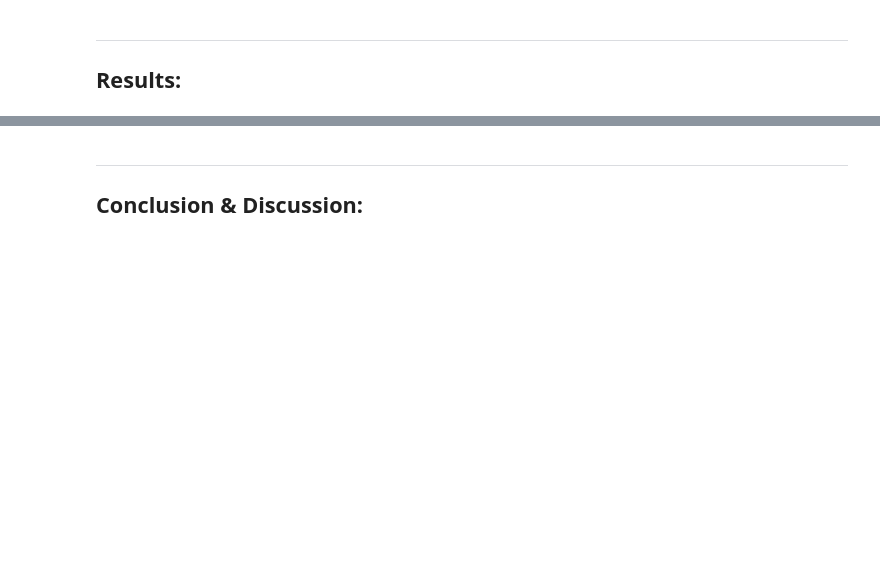
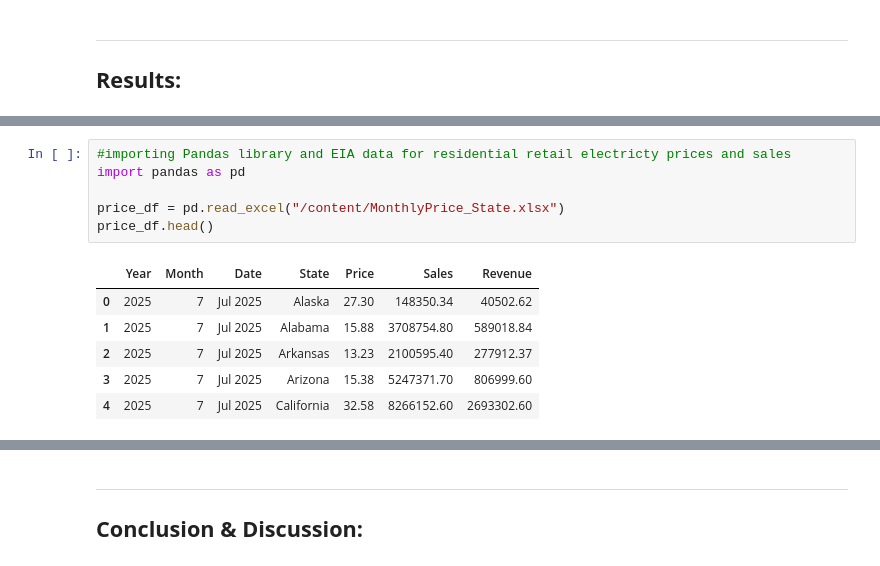
Before and after one commit to ellenwang995/final_project, a Jupyter notebook: USElectricityMarkets.ipynb, the cells around one changed output, grey strips where cells are left out. Cells and saved outputs as stored; diff of their text form; blank space fills up the shorter version.

```diff
--- a/USElectricityMarkets.ipynb
+++ b/USElectricityMarkets.ipynb
@@ -49,0 +58,13 @@ Finally, I will use NLTK, PyPDF2, and Matplotlib to assess three regulation docu
+# %%
+#importing Pandas library and EIA data for residential retail electricty prices and sales
+import pandas as pd
+
+price_df = pd.read_excel("/content/MonthlyPrice_State.xlsx")
+price_df.head()
+# %% [output]
+|  | Year | Month | Date | State | Price | Sales | Revenue |
+| 0 | 2025 | 7 | Jul 2025 | Alaska | 27.30 | 148350.34 | 40502.62 |
+| 1 | 2025 | 7 | Jul 2025 | Alabama | 15.88 | 3708754.80 | 589018.84 |
+| 2 | 2025 | 7 | Jul 2025 | Arkansas | 13.23 | 2100595.40 | 277912.37 |
+| 3 | 2025 | 7 | Jul 2025 | Arizona | 15.38 | 5247371.70 | 806999.60 |
+| 4 | 2025 | 7 | Jul 2025 | California | 32.58 | 8266152.60 | 2693302.60 |
```
Also changed, not shown: parts of 11 cells of this notebook.
